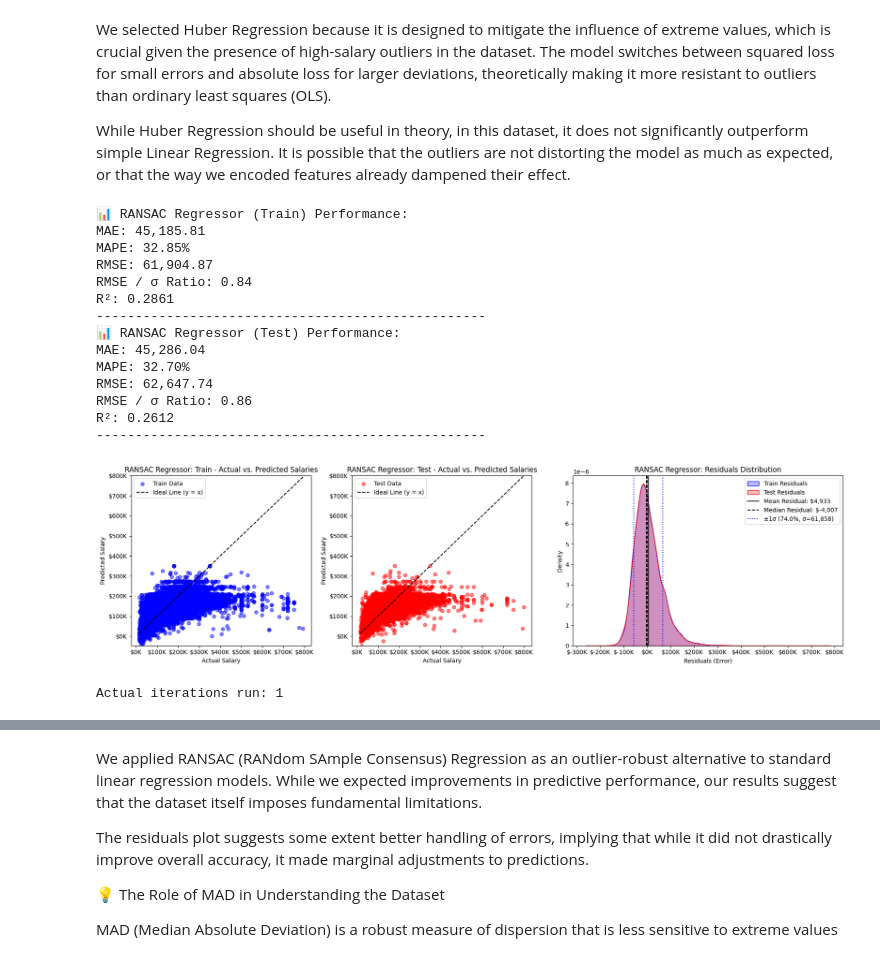
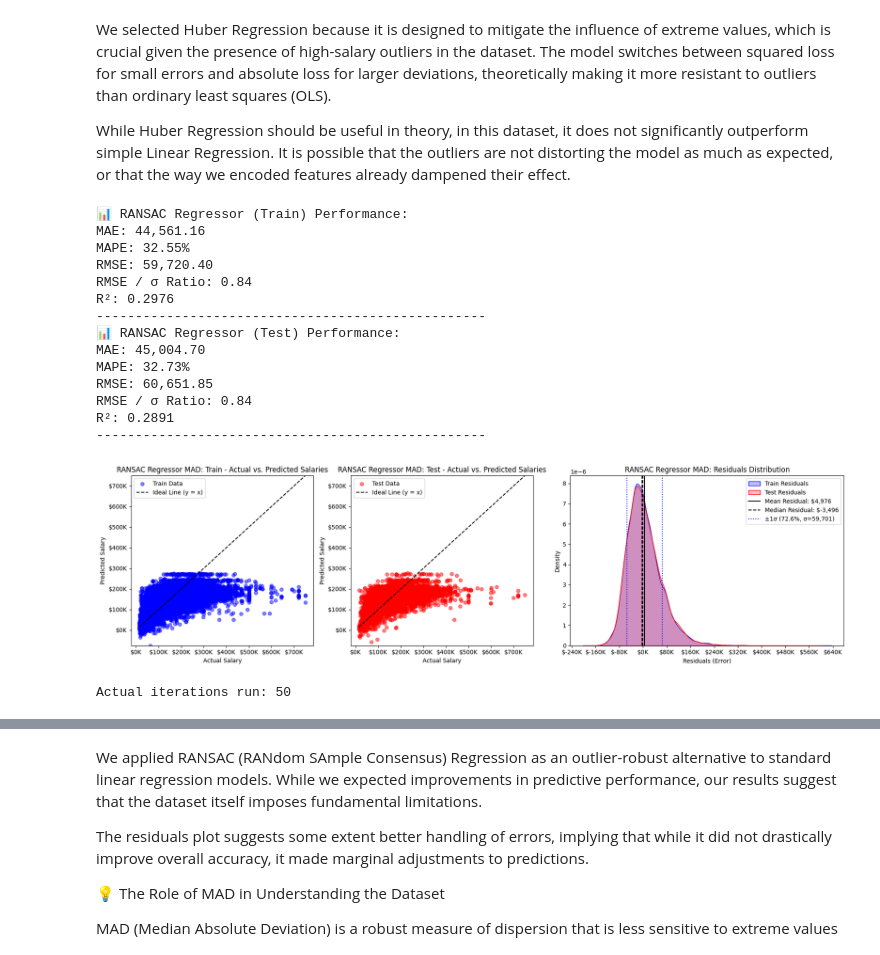
Before and after one commit to danielbehargithub/LinkedIn_Salary, a Jupyter notebook: Salary/Salary_prediction_model.ipynb, the cells around one changed output, grey strips where cells are left out. Cells and saved outputs as stored; diff of their text form; code cells hidden in the pictures.

```diff
--- a/Salary/Salary_prediction_model.ipynb
+++ b/Salary/Salary_prediction_model.ipynb
@@ -75,9 +87,11 @@ print(f"✅ Removed {len(data) - len(data)} total entries (EN > 350K and MI > 50
+# %%
+data = data.drop(columns=["employment_type"])
 # %%
 data = data.drop(columns=["salary", "salary_currency"])
 
 # Identify categorical columns dynamically (excluding the target column)
 categorical_columns = [
-    'experience_level', 'employment_type', 'employee_residence',
+    'experience_level', 'employee_residence',
     'company_location', 'company_size', 'job_title', 'remote_ratio'
 ]
 
@@ -371,45 +384,45 @@ from sklearn.linear_model import RANSACRegressor
 
 # Initialize RANSAC model with recommended parameters
 ransac = RANSACRegressor(
     min_samples=0.5,
     max_trials=50,
     stop_n_inliers=int(0.9 * len(X_train_encoded)),
     stop_score=0.9,
     random_state=42,
 )
 
 # Train the model
 ransac.fit(X_train_encoded, y_train)
 
 # Predictions
 y_pred_train_ransac = ransac.predict(X_train_encoded)
 y_pred_test_ransac = ransac.predict(X_test_encoded)
 
 # Evaluate performance
 ransac_train_results = evaluate_model("RANSAC Regressor (Train)", y_train, y_pred_train_ransac)
 ransac_test_results = evaluate_model("RANSAC Regressor (Test)", y_test, y_pred_test_ransac)
 
 # Plot results
-plot_regression_results(y_train, y_pred_train_ransac, y_test, y_pred_test_ransac, model_name="RANSAC Regressor")
+plot_regression_results(y_train, y_pred_train_ransac, y_test, y_pred_test_ransac, model_name="RANSAC Regressor MAD")
 
 print("Actual iterations run:", ransac.n_trials_)
 # %% [output]
 📊 RANSAC Regressor (Train) Performance:
-MAE: 45,185.81
-MAPE: 32.85%
-RMSE: 61,904.87
+MAE: 44,561.16
+MAPE: 32.55%
+RMSE: 59,720.40
 RMSE / σ Ratio: 0.84
-R²: 0.2861
+R²: 0.2976
 --------------------------------------------------
 📊 RANSAC Regressor (Test) Performance:
-MAE: 45,286.04
-MAPE: 32.70%
-RMSE: 62,647.74
-RMSE / σ Ratio: 0.86
-R²: 0.2612
+MAE: 45,004.70
+MAPE: 32.73%
+RMSE: 60,651.85
+RMSE / σ Ratio: 0.84
+R²: 0.2891
 --------------------------------------------------
-[figure, old version]
+[figure, new version]
-Actual iterations run: 1
+Actual iterations run: 50
 # %%
 # Initialize RANSAC model with recommended parameters
 ransac = RANSACRegressor(
```
Also changed, not shown: parts of 26 cells of this notebook.
